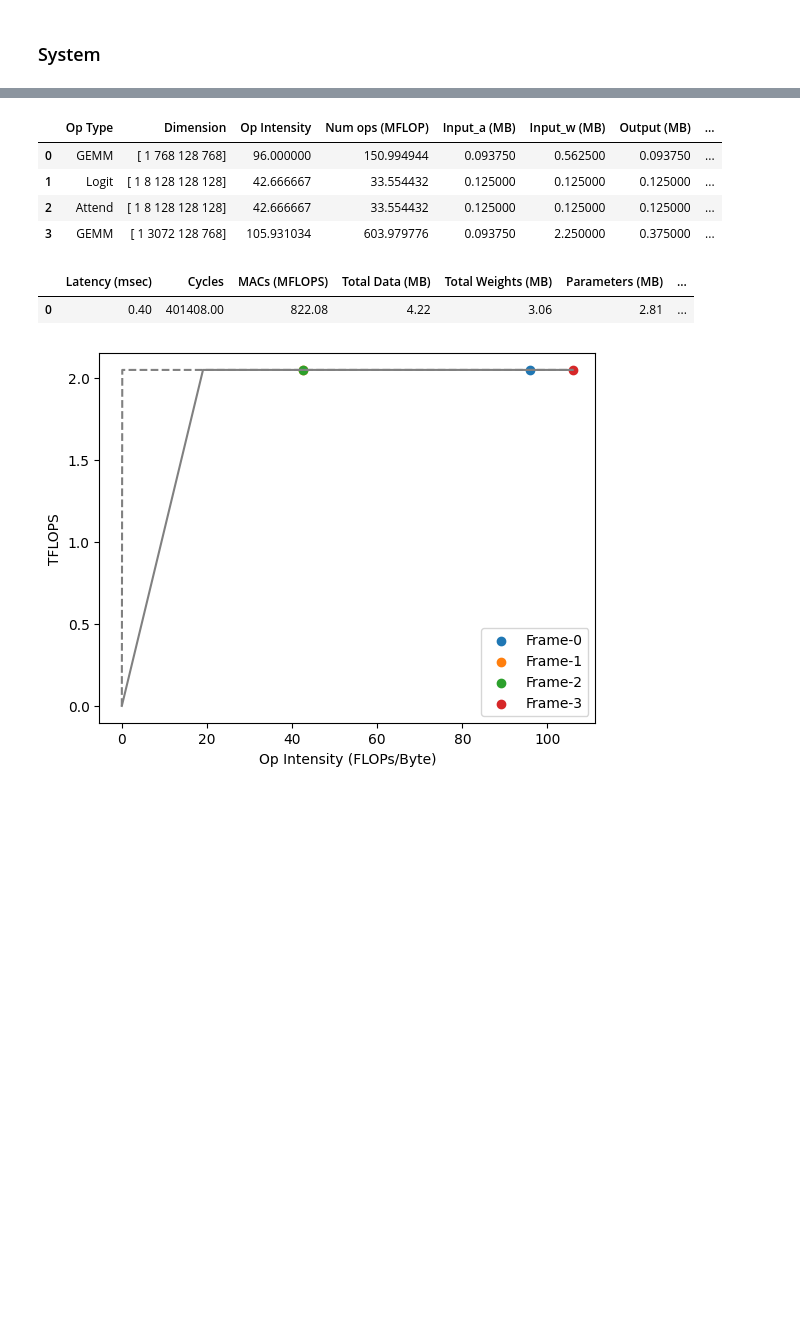
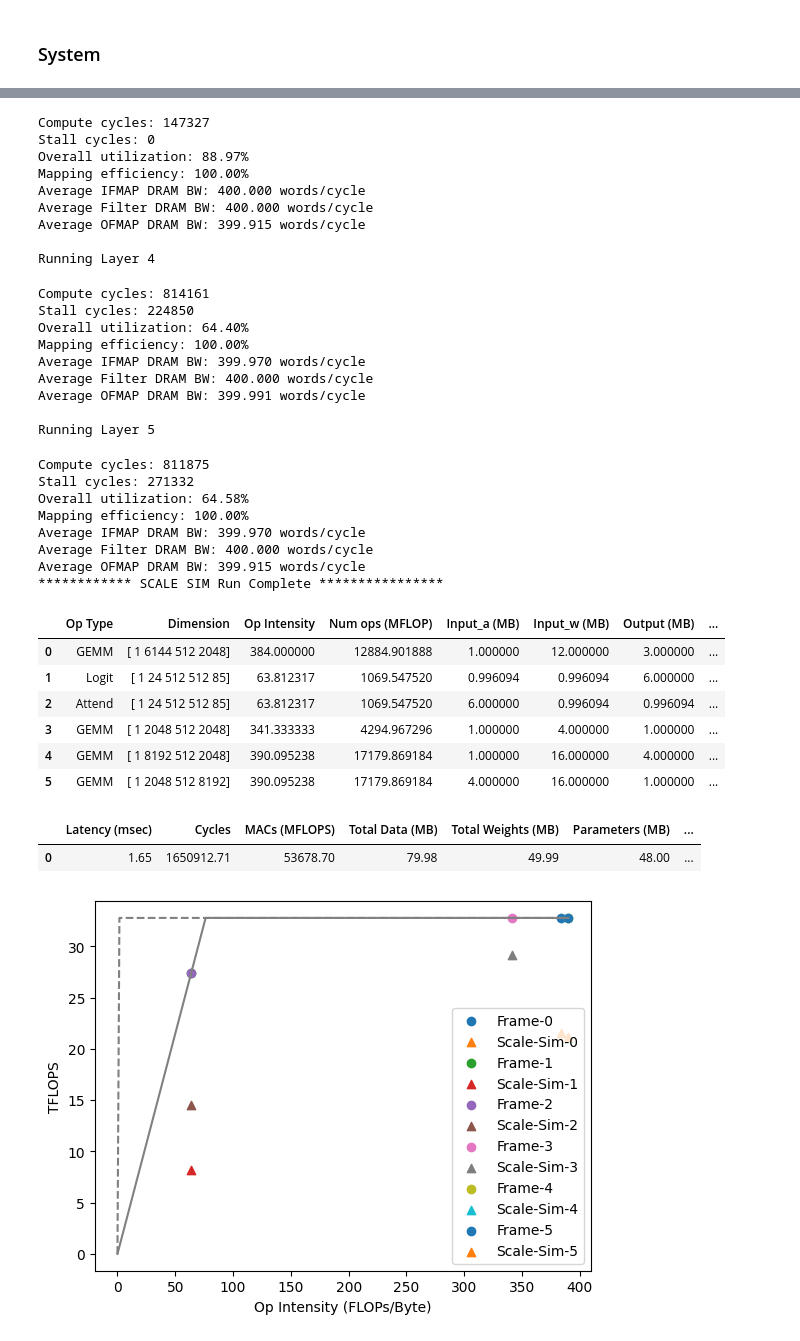
Before and after one commit to maestro-project/frame, a Jupyter notebook: notebook/dnn_accel_notebook_run_on_local.ipynb, the cells around one changed output, grey strips where cells are left out. Cells and saved outputs as stored; diff of their text form; code cells hidden in the pictures; blank space fills up the shorter version.

Commit message:
Scale-sim system creator + more language models.

```diff
--- a/notebook/dnn_accel_notebook_run_on_local.ipynb
+++ b/notebook/dnn_accel_notebook_run_on_local.ipynb
@@ -72,18 +177,19 @@ System represents an high-level overview of the compute hardware.
 # %%
-
+## Running GPT-3 1b on TPUv3 like system and comparing with scale-sim numbers.
 seq_len = 512
-model = 'custom_attn_vanilla'
+model = 'gpt-3_1b'
 data_path = os.path.join(module_path,"data")
 model_path = os.path.join(data_path,"model")
-# create_model(seq_len, name=model, data_path=data_path)
+model_generated = create_model(seq_len, name=model, data_path=data_path)
 # print(model_path)
 
 batch_size = 1
 unit = Unit()
-system = System(unit, mxu_shape=[1,32,32], frequency=1000, offchip_mem_bw=100)
-model_df = get_model_df(model = model, system=system, unit=unit,
+system = System(unit, mxu_shape=[1, 128,128], frequency=1000, offchip_mem_bw=400)
+print(system)
+model_df = get_model_df(model = model_generated, system=system, unit=unit,
                         batch_size=batch_size, data_path=data_path, sparse=False, FLAT_enabled = False ,
-                         analysis_mode="Frame" )
+                         analysis_mode="scale-sim" )
 display_df(model_df)
 
 dot_roofline(model_df, system, unit)
@@ -92,8 +245,36 @@ get_summary_table(model_df)
+Compute cycles: 147327
+Stall cycles: 0
+Overall utilization: 88.97%
+Mapping efficiency: 100.00%
+Average IFMAP DRAM BW: 400.000 words/cycle
+Average Filter DRAM BW: 400.000 words/cycle
+Average OFMAP DRAM BW: 399.915 words/cycle
+
+Running Layer 4
+Compute cycles: 814161
+Stall cycles: 224850
+Overall utilization: 64.40%
+Mapping efficiency: 100.00%
+Average IFMAP DRAM BW: 399.970 words/cycle
+Average Filter DRAM BW: 400.000 words/cycle
+Average OFMAP DRAM BW: 399.991 words/cycle
+
+Running Layer 5
+Compute cycles: 811875
+Stall cycles: 271332
+Overall utilization: 64.58%
+Mapping efficiency: 100.00%
+Average IFMAP DRAM BW: 399.970 words/cycle
+Average Filter DRAM BW: 400.000 words/cycle
+Average OFMAP DRAM BW: 399.915 words/cycle
+************ SCALE SIM Run Complete ****************
 |  | Op Type | Dimension | Op Intensity | Num ops (MFLOP) | Input_a (MB) | Input_w (MB) | Output (MB) | ... |
-| 0 | GEMM | [ 1 768 128 768] | 96.000000 | 150.994944 | 0.093750 | 0.562500 | 0.093750 | ... |
-| 1 | Logit | [ 1 8 128 128 128] | 42.666667 | 33.554432 | 0.125000 | 0.125000 | 0.125000 | ... |
-| 2 | Attend | [ 1 8 128 128 128] | 42.666667 | 33.554432 | 0.125000 | 0.125000 | 0.125000 | ... |
-| 3 | GEMM | [ 1 3072 128 768] | 105.931034 | 603.979776 | 0.093750 | 2.250000 | 0.375000 | ... |
+| 0 | GEMM | [ 1 6144 512 2048] | 384.000000 | 12884.901888 | 1.000000 | 12.000000 | 3.000000 | ... |
+| 1 | Logit | [ 1 24 512 512 85] | 63.812317 | 1069.547520 | 0.996094 | 0.996094 | 6.000000 | ... |
+| 2 | Attend | [ 1 24 512 512 85] | 63.812317 | 1069.547520 | 6.000000 | 0.996094 | 0.996094 | ... |
+| 3 | GEMM | [ 1 2048 512 2048] | 341.333333 | 4294.967296 | 1.000000 | 4.000000 | 1.000000 | ... |
+| 4 | GEMM | [ 1 8192 512 2048] | 390.095238 | 17179.869184 | 1.000000 | 16.000000 | 4.000000 | ... |
+| 5 | GEMM | [ 1 2048 512 8192] | 390.095238 | 17179.869184 | 4.000000 | 16.000000 | 1.000000 | ... |
 |  | Latency (msec) | Cycles | MACs (MFLOPS) | Total Data (MB) | Total Weights (MB) | Parameters (MB) | ... |
-| 0 | 0.40 | 401408.00 | 822.08 | 4.22 | 3.06 | 2.81 | ... |
+| 0 | 1.65 | 1650912.71 | 53678.70 | 79.98 | 49.99 | 48.00 | ... |
-[figure, old version]
+[figure, new version]
```
Also changed, not shown: parts of 13 cells of this notebook, 10 other files.
